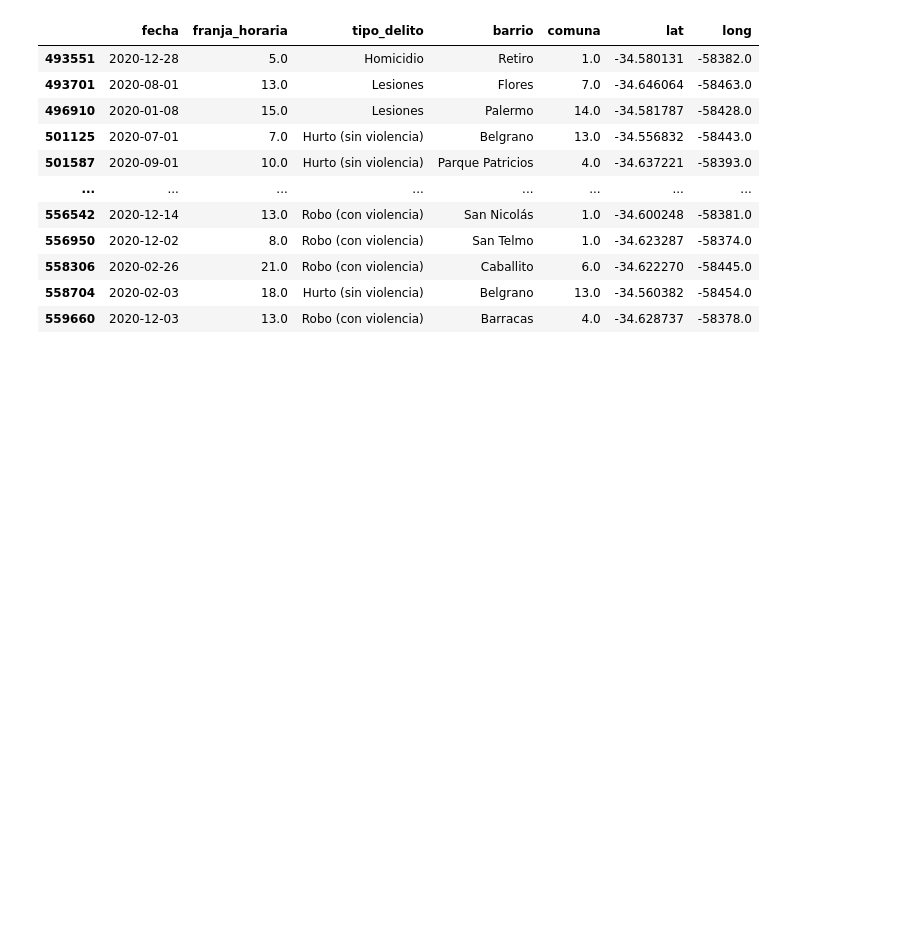
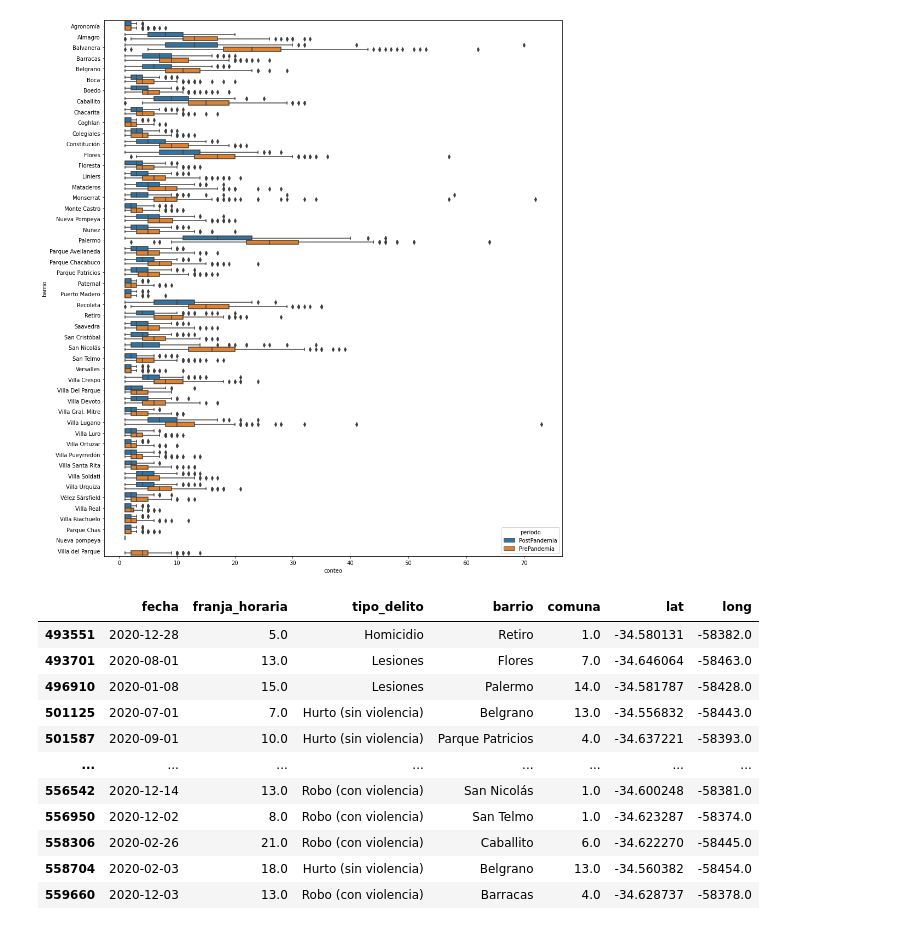
Before and after one commit to ctalamilla/analitica_delitos, a Jupyter notebook: delitos_etl.ipynb, the cells around one changed output. Saved outputs shown, nothing was run; the diff lists cells and outputs as text; code cells hidden in the pictures; blank space fills up the shorter version.

```diff
--- a/delitos_etl.ipynb
+++ b/delitos_etl.ipynb
@@ -151,0 +297,3 @@ delitos.describe()
+# %%
+conteo_barrio = delitos.groupby(['periodo','fecha', 'barrio']).count().reset_index()[['periodo','fecha','barrio','tipo_delito']].rename(columns={'tipo_delito': 'conteo'})
+conteo_barrio
@@ -152,3 +330,9 @@ delitos.describe()
+# %%
+plt.figure(figsize=(15, 18))
+sns.boxplot( data = conteo_barrio, y='barrio', x ='conteo', hue='periodo' )
+plt.show()
+# %% [output]
+[figure, added]
 # %%
 delitos.loc[delitos['long']<-59]
 # %% [output]
```
Also changed, not shown: parts of 34 cells of this notebook, 7 other files.
